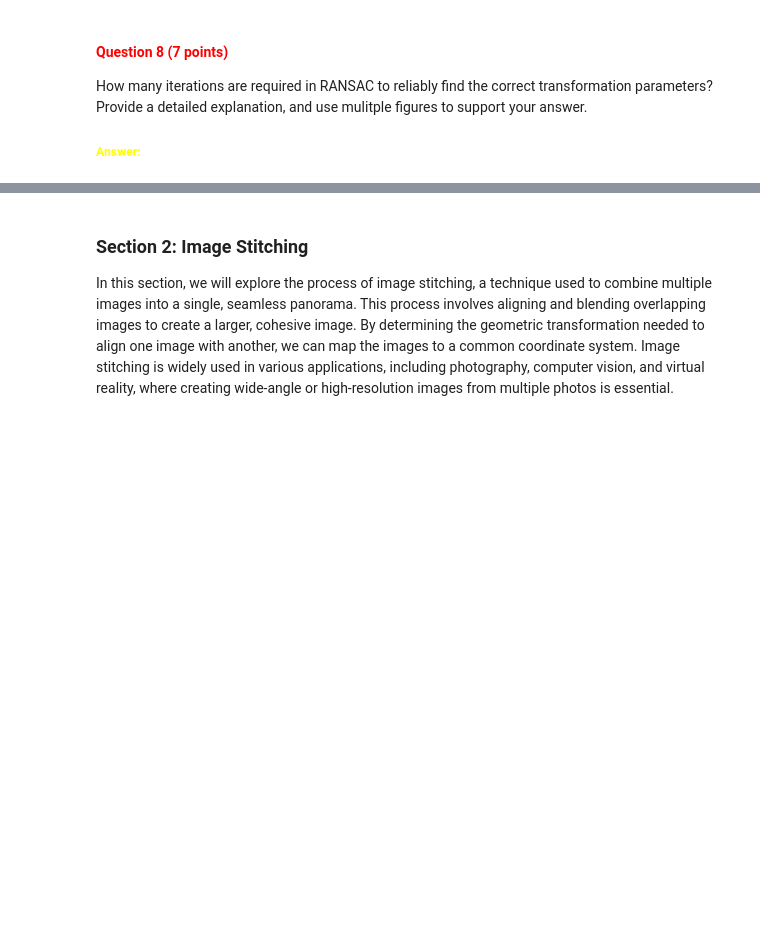
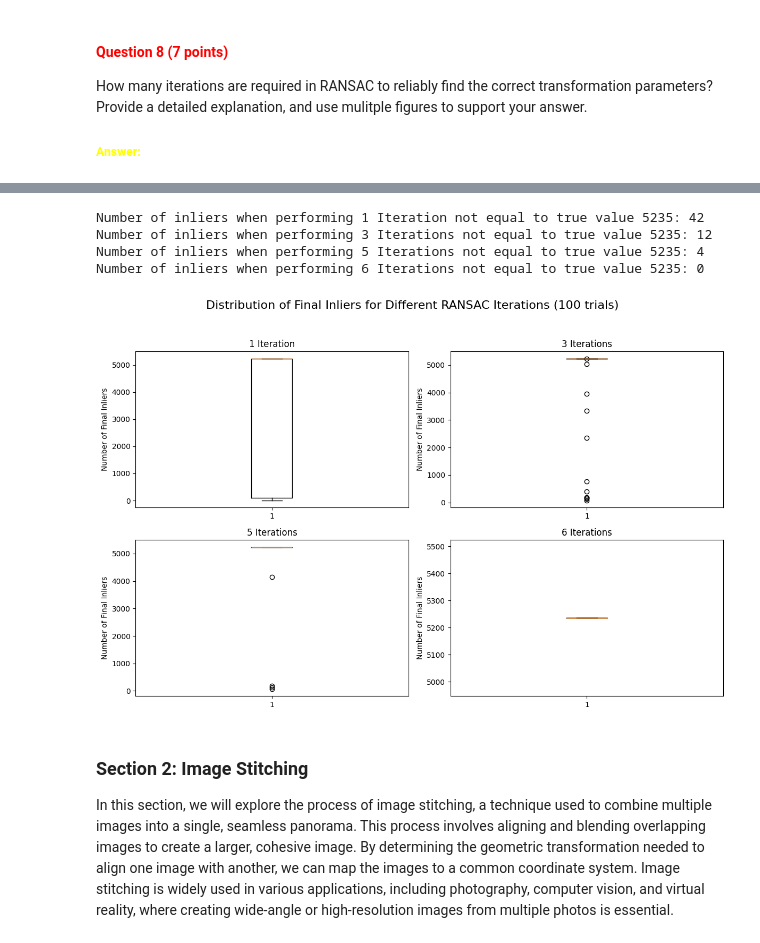
Before and after one commit to pedrocurvo/cv1-group52, a Jupyter notebook: Lab4/13209701_15127206_15713725.ipynb, the cells around one changed output, grey strips where cells are left out. Cells and saved outputs as stored; diff of their text form; code cells hidden in the pictures; blank space fills up the shorter version.

```diff
--- a/Lab4/13209701_15127206_15713725.ipynb
+++ b/Lab4/13209701_15127206_15713725.ipynb
@@ -638,0 +681,9 @@ How many iterations are required in RANSAC to reliably find the correct transfor
+# %%
+'''num_iterations = 10000
+num_points = 3
+threshold = 10
+
+best_transformation_matrix = ransac_algorithm(keypoints_image_1, keypoints_image_2, matches, num_iterations, num_points, threshold)
+
+# Print the best matrix
+print(f'\nBest matrix:\n{best_transformation_matrix}')'''
@@ -639,3 +743,67 @@ How many iterations are required in RANSAC to reliably find the correct transfor
+# %%
+# Number of times to run RANSAC
+num_trials = 100
+
+# Store the final inlier counts for each number of iterations
+final_inliers_1 = []
+final_inliers_3 = []
+final_inliers_5 = []
+final_inliers_6 = []
+
+# Run RANSAC 1000 times for each number of iterations
+for _ in range(num_trials):
+    final_inliers_1.append(fit_ransac_calculate_inliers(keypoints_image_1, keypoints_image_2, matches, num_iterations=1))
+    final_inliers_3.append(fit_ransac_calculate_inliers(keypoints_image_1, keypoints_image_2, matches, num_iterations=3))
+    final_inliers_5.append(fit_ransac_calculate_inliers(keypoints_image_1, keypoints_image_2, matches, num_iterations=5))
+    final_inliers_6.append(fit_ransac_calculate_inliers(keypoints_image_1, keypoints_image_2, matches, num_iterations=6))
+
+# Count values in each final_inliers list that are not equal to the true value (5235)
+true_value = 5235
+final_inliers_lists = {
+    '1 Iteration': final_inliers_1,
+    '3 Iterations': final_inliers_3,
+    '5 Iterations': final_inliers_5,
+    '6 Iterations': final_inliers_6
+}
+
+# Print counts for each inliers list
+for key, inliers in final_inliers_lists.items():
+    not_equal_count = sum(1 for value in inliers if value != true_value)
+    print(f"Number of inliers when performing {key} not equal to true value {true_value}: {not_equal_count}")
+
+# Create a figure with 4 subplots
+fig, axes = plt.subplots(2, 2, figsize=(12, 8))
+fig.suptitle('Distribution of Final Inliers for Different RANSAC Iterations (100 trials)', fontsize=16)
+
+# Plot for 1 iteration
+axes[0, 0].boxplot(final_inliers_1)
+axes[0, 0].set_title('1 Iteration')
+axes[0, 0].set_ylabel('Number of Final Inliers')
+
+# Plot for 3 iterations
+axes[0, 1].boxplot(final_inliers_3)
+axes[0, 1].set_title('3 Iterations')
+axes[0, 1].set_ylabel('Number of Final Inliers')
+
+# Plot for 5 iterations
+axes[1, 0].boxplot(final_inliers_5)
+axes[1, 0].set_title('5 Iterations')
+axes[1, 0].set_ylabel('Number of Final Inliers')
+
+# Plot for 6 iterations
+axes[1, 1].boxplot(final_inliers_6)
+axes[1, 1].set_title('6 Iterations')
+axes[1, 1].set_ylabel('Number of Final Inliers')
+
+# Adjust layout for clarity
+plt.tight_layout(rect=[0, 0, 1, 0.95])  # Leave space for the main title
+plt.show()
+# %% [output]
+Number of inliers when performing 1 Iteration not equal to true value 5235: 42
+Number of inliers when performing 3 Iterations not equal to true value 5235: 12
+Number of inliers when performing 5 Iterations not equal to true value 5235: 4
+Number of inliers when performing 6 Iterations not equal to true value 5235: 0
+[figure, added]
 # %% [markdown]
 <a id="section-2"></a>
 ### **Section 2: Image Stitching**
```
Also changed, not shown: parts of 16 cells of this notebook.
